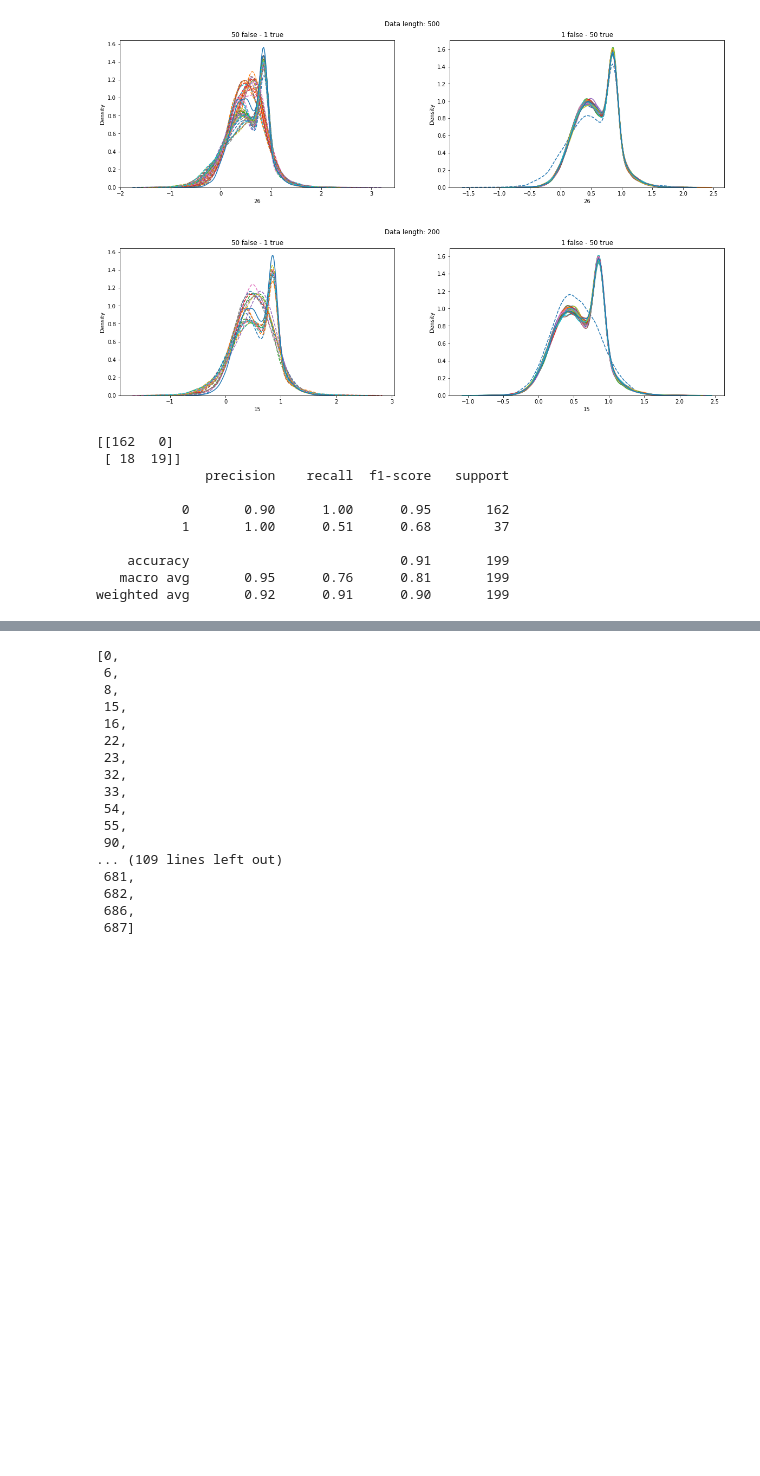
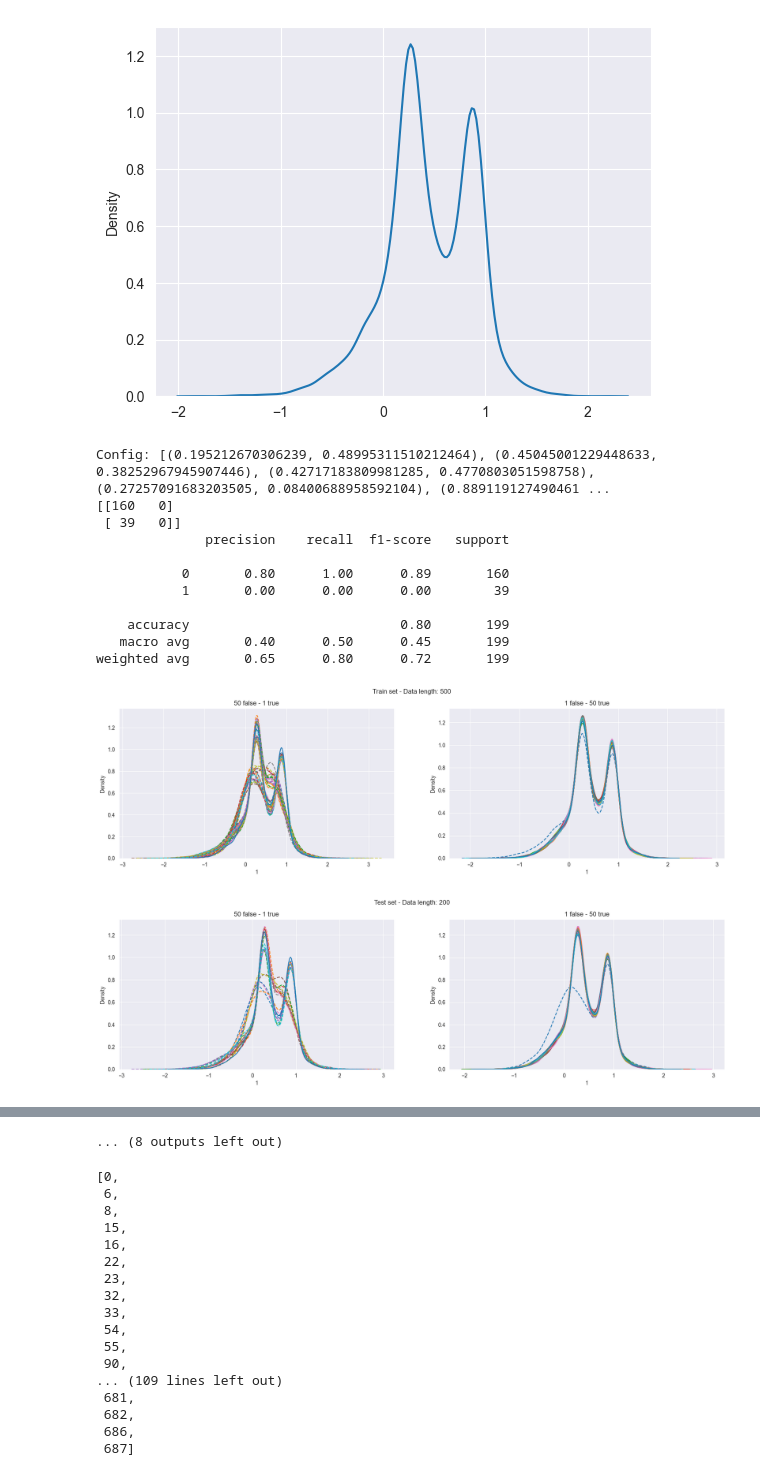
Before and after one commit to hungpham13/Distributed-data-discretization, a Jupyter notebook: Equal-Binning.ipynb, the cells around one changed output, grey strips where cells are left out. Drawn from its saved outputs; the diff is of its cells as text; code cells hidden in the pictures; blank space fills up the shorter version.

Commit message:
update data generation

```diff
--- a/Equal-Binning.ipynb
+++ b/Equal-Binning.ipynb
@@ -87,36 +42,18 @@ for i in range(len(test)-1):
-# %%
-def visualize(data):
-    df_false = pd.concat([data[data.Label==1].iloc[:50], data[data.Label==0].iloc[:1]])
-    df_true = pd.concat([data[data.Label==1].iloc[:1], data[data.Label==0].iloc[:50]])
-
-    fig, (ax1, ax2) = plt.subplots(1, 2, figsize=(20,5))
-    for i, row in df_false.iterrows():
-        sns.kdeplot(row, linestyle= '--' if row.Label==1 else '-', ax=ax1)
-    for i, row in df_true.iterrows():
-        sns.kdeplot(row, linestyle= '--' if row.Label==1 else '-', ax=ax2)
-
-    ax1.set_title('50 false - 1 true')
-    ax2.set_title('1 false - 50 true')
-    fig.suptitle(f'Data length: {len(data)}')
-
-visualize(train)
-visualize(test)
-# %% [output]
-[figure, removed]
-[figure, removed]
-# %%
-from sklearn.metrics import confusion_matrix, classification_report
-
-print(confusion_matrix(label, predict))
-print(classification_report(label, predict))
-# %% [output]
-[[162   0]
- [ 18  19]]
-              precision    recall  f1-score   support
-
-           0       0.90      1.00      0.95       162
-           1       1.00      0.51      0.68        37
-
-    accuracy                           0.91       199
-   macro avg       0.95      0.76      0.81       199
-weighted avg       0.92      0.91      0.90       199
+# %%
+from model.equal_bin import run
+run(num_tries=5)
+# %% [output]
+[figure, added]
+Config: [(0.195212670306239, 0.48995311510212464), (0.45045001229448633, 0.38252967945907446), (0.42717183809981285, 0.4770803051598758), (0.27257091683203505, 0.08400688958592104), (0.889119127490461 ...
+[[160   0]
+ [ 39   0]]
+              precision    recall  f1-score   support
+
+           0       0.80      1.00      0.89       160
+           1       0.00      0.00      0.00        39
+
+    accuracy                           0.80       199
+   macro avg       0.40      0.50      0.45       199
+weighted avg       0.65      0.80      0.72       199
+[figure, added]
+[figure, added]
@@ -123,3 +88,4 @@ weighted avg       0.92      0.91      0.90       199
+... (8 outputs left out)
 # %%
 Truth_False_index = []
 for i in range(699):
```
Also changed, not shown: parts of 4 cells of this notebook, 3 other files.
